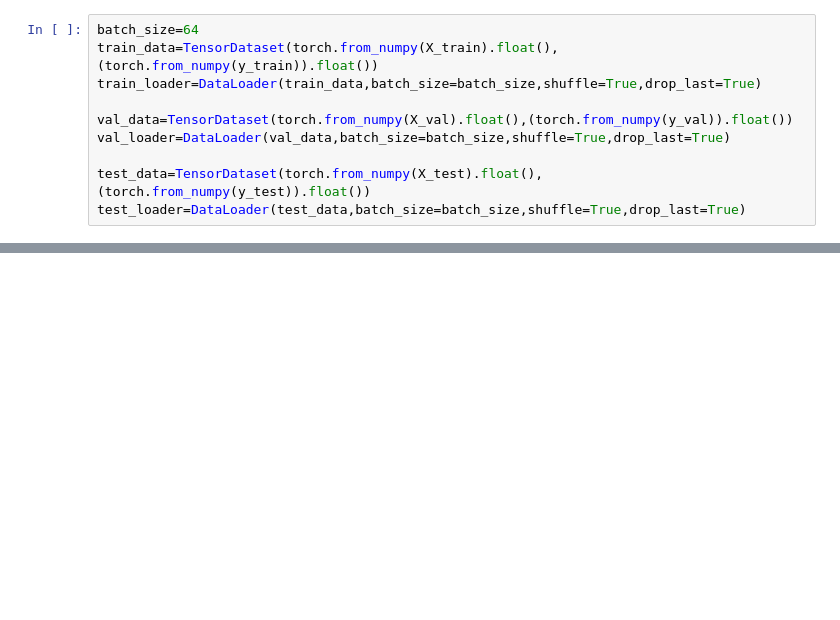
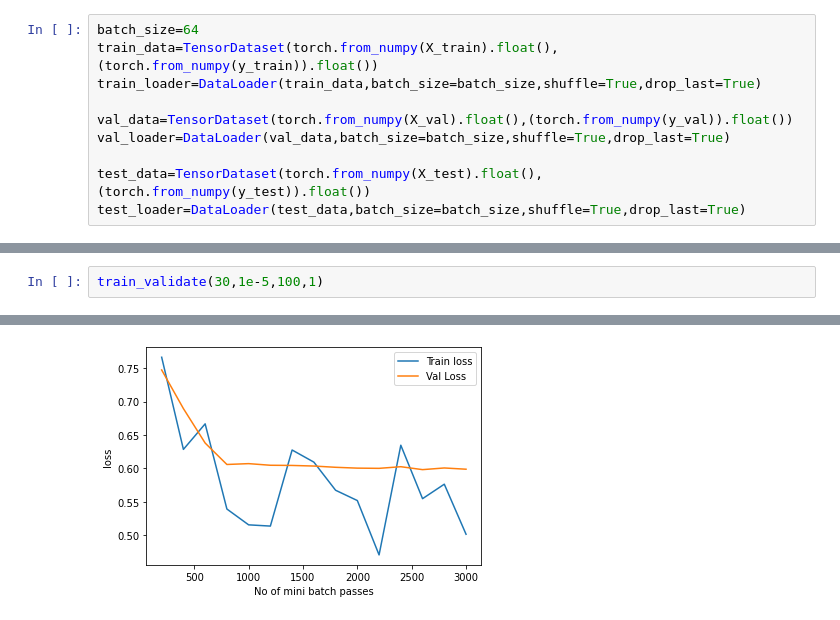
Before and after one commit to shashank-m/humour_detection, a Jupyter notebook: funny.ipynb, the cells around one changed output, grey strips where cells are left out. Cells and saved outputs as stored; diff of their text form; blank space fills up the shorter version.

```diff
--- a/funny.ipynb
+++ b/funny.ipynb
@@ -412,0 +398,3 @@ for line in f:
+# %%
+train_validate(30,1e-5,100,1)
+# %% [output]
@@ -412,0 +417 @@ for line in f:
+[figure, added]
```
Also changed, not shown: parts of 20 cells of this notebook.
